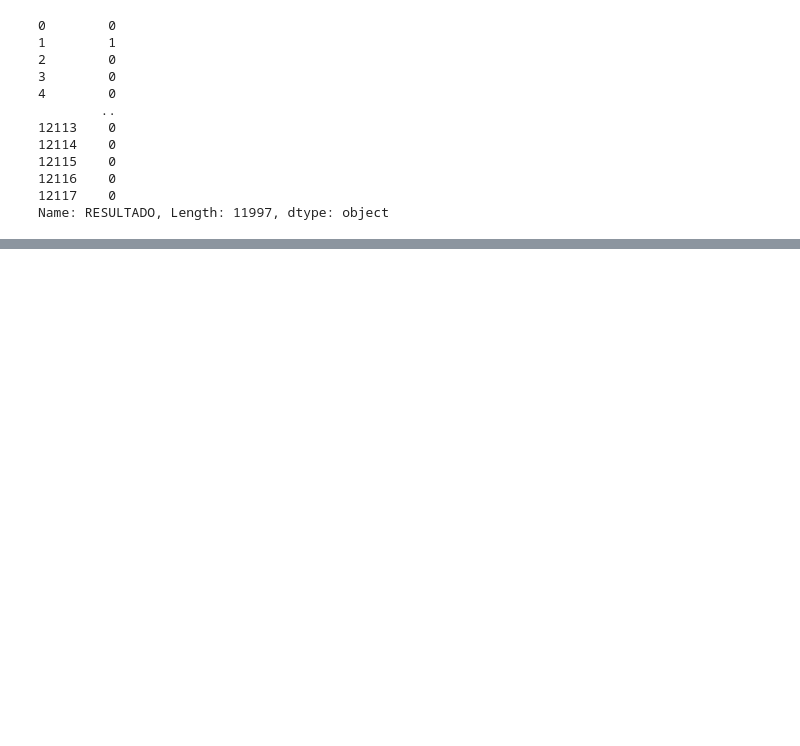
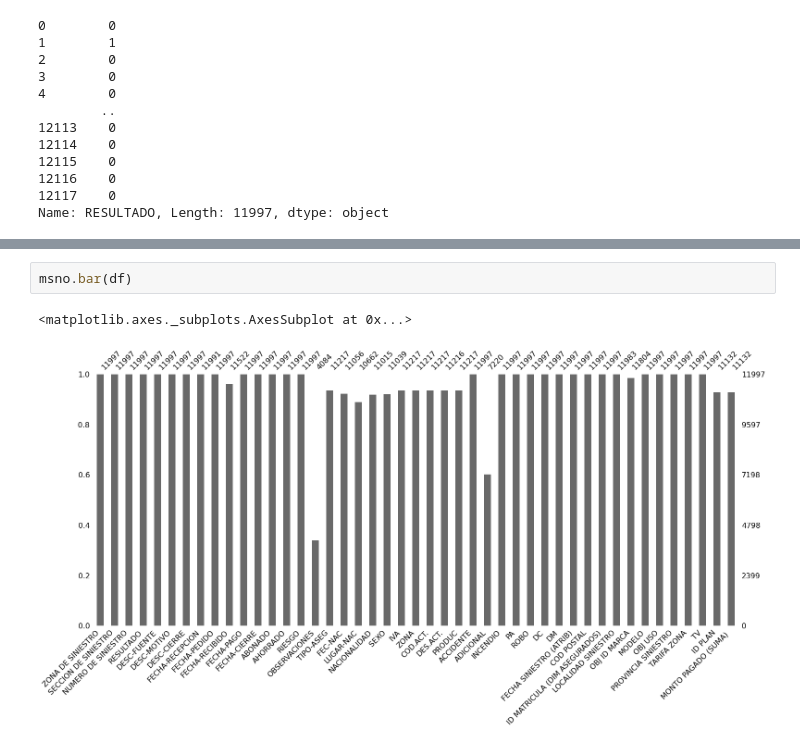
Before and after one commit to niclar1987/colabintegrador, a Jupyter notebook: Integrador.ipynb, the cells around one changed output, grey strips where cells are left out. Saved outputs shown, nothing was run; the diff lists cells and outputs as text; blank space fills up the shorter version.

```diff
--- a/Integrador.ipynb
+++ b/Integrador.ipynb
@@ -79,0 +152,5 @@ df
+# %%
+msno.bar(df)
+# %% [output]
+<matplotlib.axes._subplots.AxesSubplot at 0x...>
+[figure, added]
```
Also changed, not shown: parts of 13 cells of this notebook.
